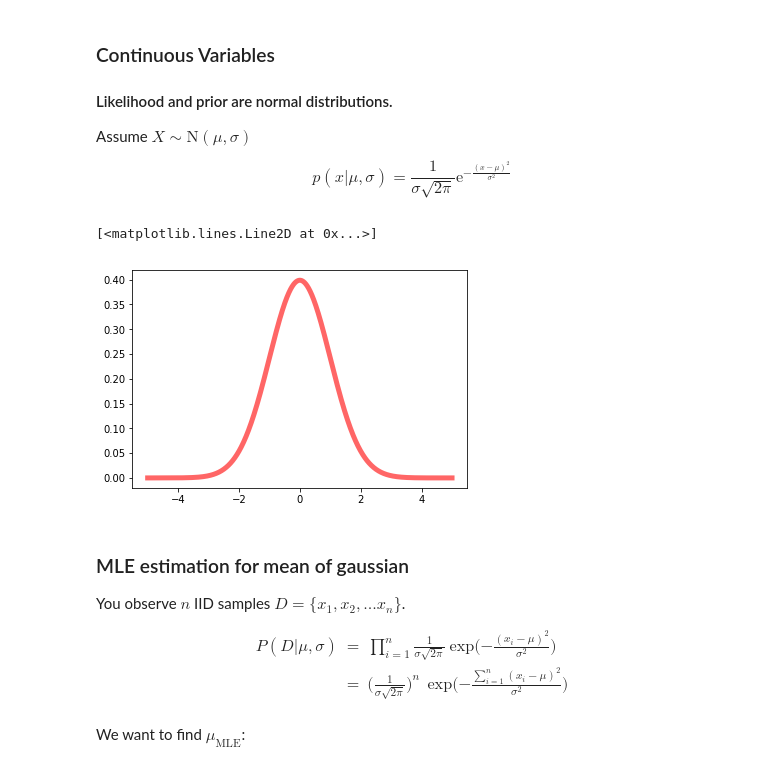
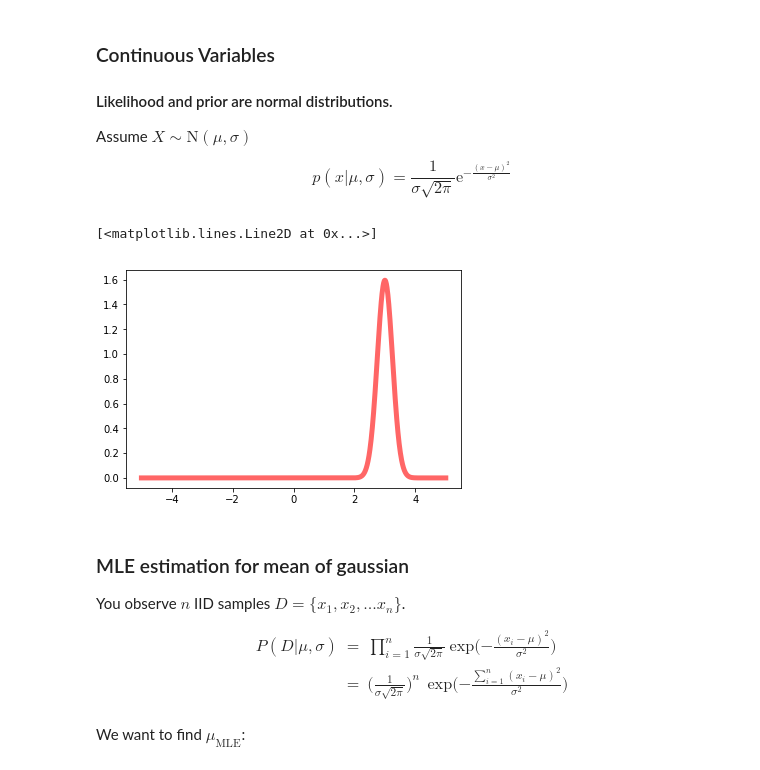
Before and after one commit to lwehbe/10315_S21, a Jupyter notebook: Lecture_04_Estimating_Probabilities.ipynb, the cells around one changed output. Saved outputs shown, nothing was run; the diff lists cells and outputs as text; code cells hidden in the pictures.

```diff
--- a/Lecture_04_Estimating_Probabilities.ipynb
+++ b/Lecture_04_Estimating_Probabilities.ipynb
@@ -620,13 +620,13 @@ Assume $X\sim\text{N}(\mu, \sigma)$
 $$p(x|\mu,\sigma) = \frac{1}{\sigma\sqrt{2\pi}} \text{e}^{-\frac{(x-\mu)^2}{\sigma^2}}$$
 # %%
 from scipy.stats import norm
-mu = 0
-sigma = 1
+mu = 3
+sigma = 0.25
 x = np.linspace(-5,5, 1000)
 plt.plot(x, norm.pdf(x, mu,sigma), 'r-', lw=5, alpha=0.6, label='beta pdf')
 # %% [output]
 [<matplotlib.lines.Line2D at 0x...>]
-[figure, old version]
+[figure, new version]
 # %% [markdown]
 ### MLE estimation for mean of gaussian
 
```
Also changed, not shown: parts of 3 cells of this notebook, 3 other files.
